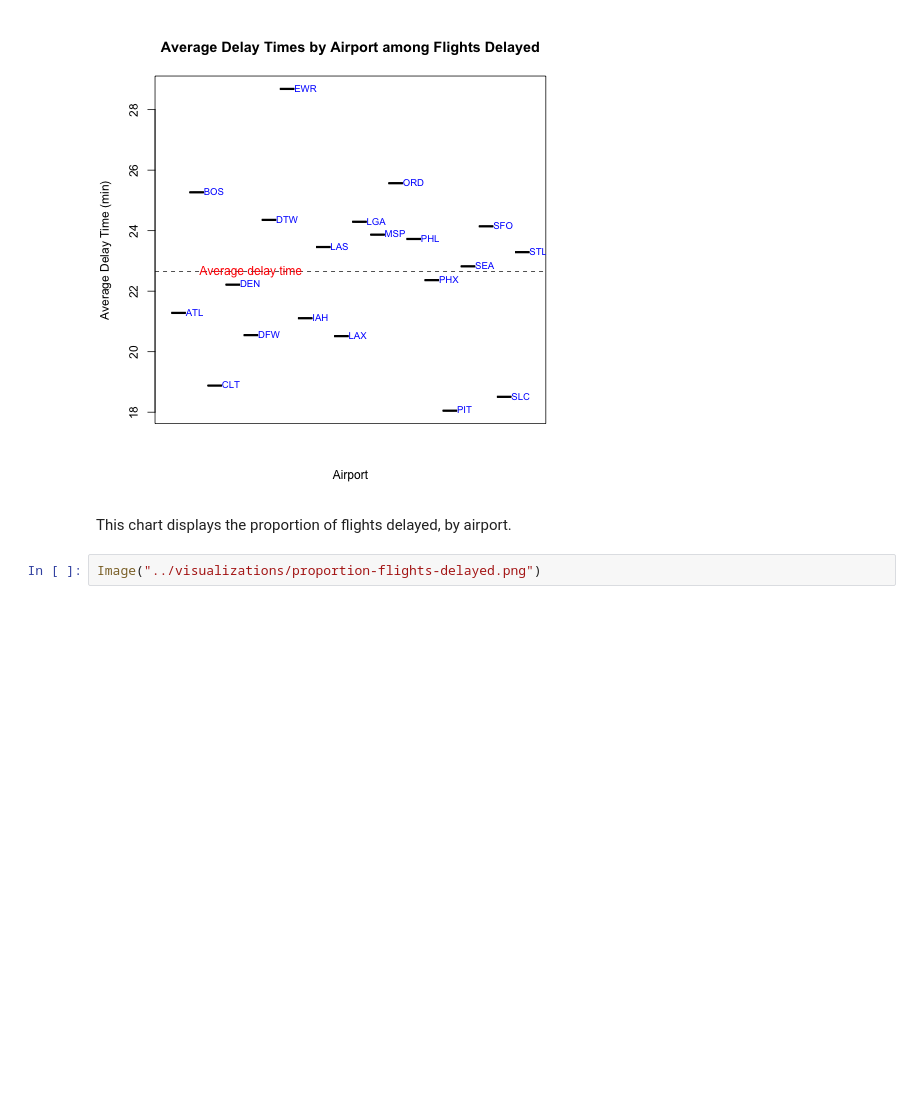
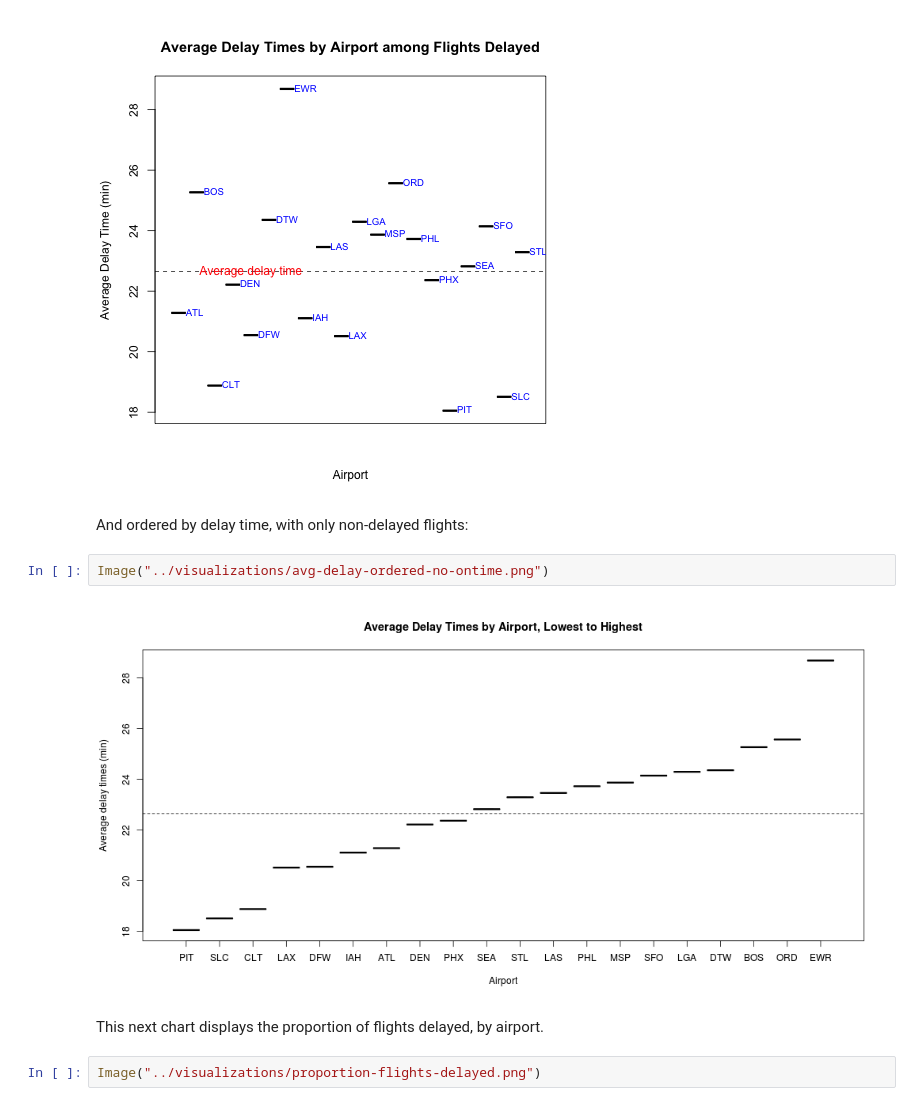
Before and after one commit to steven-hu/data-analysis-template, a Jupyter notebook: notebooks/NB4_project_report.ipynb, the cells around one changed output. Cells and saved outputs as stored; diff of their text form; blank space fills up the shorter version.

```diff
--- a/notebooks/NB4_project_report.ipynb
+++ b/notebooks/NB4_project_report.ipynb
@@ -118,8 +124,14 @@ This chart is the same, but with non-delayed flights removed from the averages.
 Image("../visualizations/plot-avg-delay-times.png")
 # %% [output]
 [figure]
+# %% [markdown]
+And ordered by delay time, with only non-delayed flights:
+# %%
+Image("../visualizations/avg-delay-ordered-no-ontime.png")
+# %% [output]
+[figure, added]
 # %% [markdown]
-This chart displays the proportion of flights delayed, by airport.
+This next chart displays the proportion of flights delayed, by airport.
 # %%
 Image("../visualizations/proportion-flights-delayed.png")
 # %% [output]
```
Also changed, not shown: parts of 13 cells of this notebook, 2 other files.
